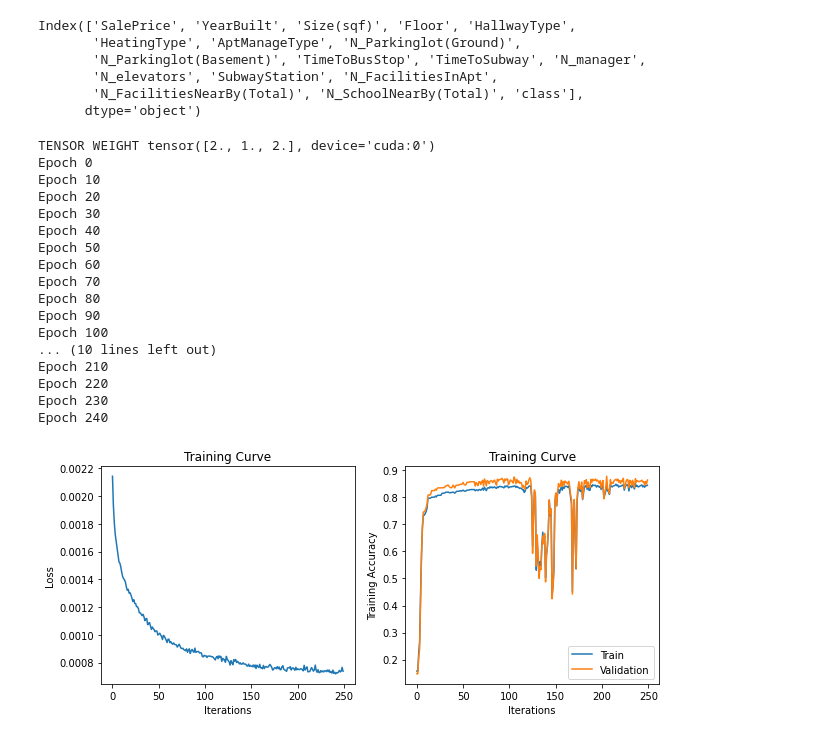
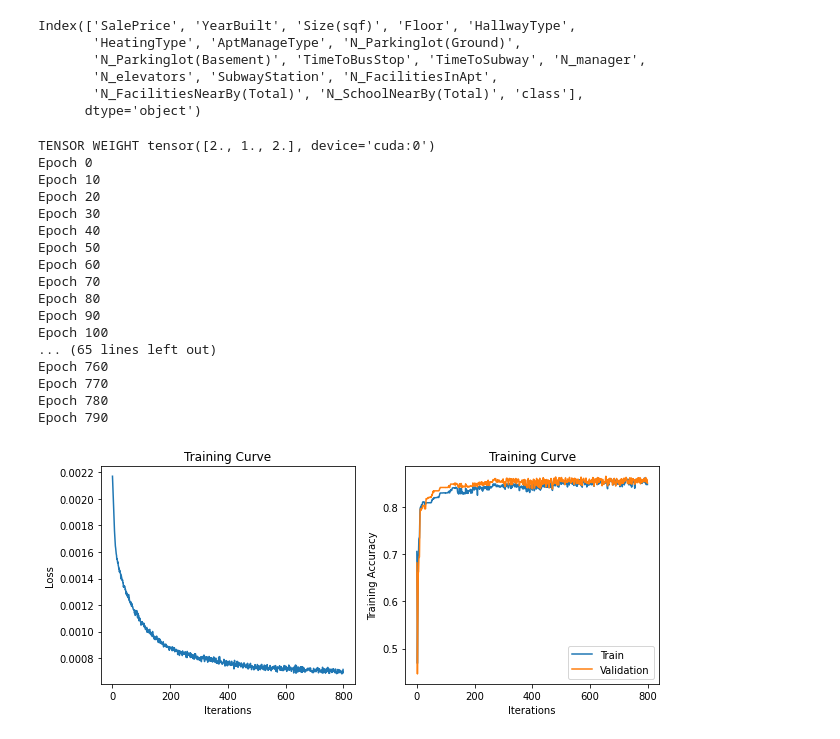
Before and after one commit to milosz-l/SSNE, a Jupyter notebook: lab5_miniprojekt2/miniprojekt2_neural_net.ipynb, the cells around one changed output. Saved outputs shown, nothing was run; the diff lists cells and outputs as text; code cells hidden in the pictures.

```diff
--- a/lab5_miniprojekt2/miniprojekt2_neural_net.ipynb
+++ b/lab5_miniprojekt2/miniprojekt2_neural_net.ipynb
@@ -207,23 +212,23 @@ def plot_results(epochs, losses, train_acc, val_acc):
     print("Final Validation Accuracy: {}".format(val_acc[-1]))
 # %%
 %%time
-train(model, train_dataset, val_dataset, num_epochs=250, learn_rate=0.0003, weight_decay=0.02, batch_size=512)
+train(model, train_dataset, val_dataset, num_epochs=800, learn_rate=0.00012, weight_decay=0.02, batch_size=512)
 # %% [output]
 TENSOR WEIGHT tensor([2., 1., 2.], device='cuda:0')
 Epoch 0
 Epoch 10
 Epoch 20
 Epoch 30
 Epoch 40
 Epoch 50
 Epoch 60
 Epoch 70
 Epoch 80
 Epoch 90
 Epoch 100
-... (10 lines left out)
-Epoch 210
-Epoch 220
-Epoch 230
-Epoch 240
+... (65 lines left out)
+Epoch 760
+Epoch 770
+Epoch 780
+Epoch 790
-[figure, old version]
+[figure, new version]
```
Also changed, not shown: parts of 3 cells of this notebook, 2 other files.
